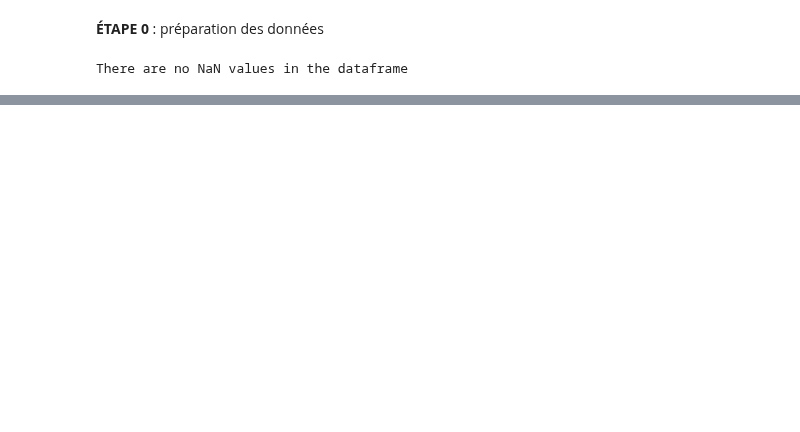
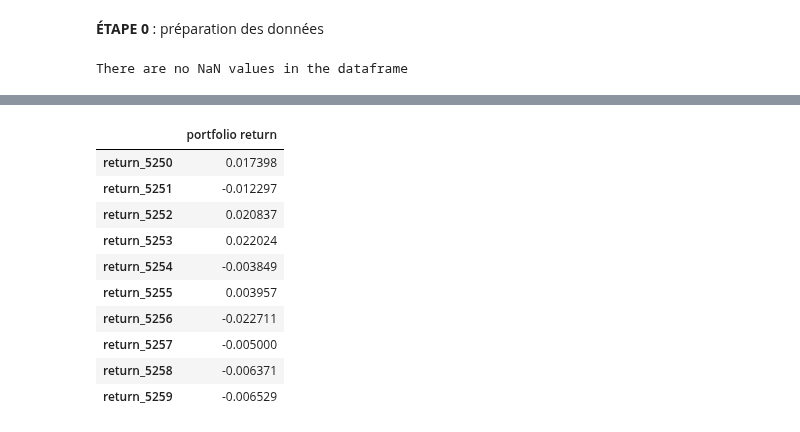
Before and after one commit to MohamedKeteb/Portfolio_clustering_project, a Jupyter notebook: Code/january.ipynb, the cells around one changed output, grey strips where cells are left out. Cells and saved outputs as stored; diff of their text form; code cells hidden in the pictures; blank space fills up the shorter version.

```diff
--- a/Code/january.ipynb
+++ b/Code/january.ipynb
@@ -61,0 +75,3 @@ process.correlation_matrix(lookback_window=lookback_window, df_cleaned=df_cleane
+# %%
+consolidated_weights = process.consolidated_W(number_of_repetitions=20, lookback_window=lookback_window, df_cleaned=df_cleaned, number_of_clusters=20, sigma=10, df=df)
+print(consolidated_weights, consolidated_weights.sum())
@@ -61,0 +95,15 @@ process.correlation_matrix(lookback_window=lookback_window, df_cleaned=df_cleane
+# %%
+portfolio_return = process.portfolio_returns(evaluation_window=10, df_cleaned=df_cleaned, lookback_window=lookback_window, consolidated_W=consolidated_weights)
+portfolio_return
+# %% [output]
+|  | portfolio return |
+| return_5250 | 0.017398 |
+| return_5251 | -0.012297 |
+| return_5252 | 0.020837 |
+| return_5253 | 0.022024 |
+| return_5254 | -0.003849 |
+| return_5255 | 0.003957 |
+| return_5256 | -0.022711 |
+| return_5257 | -0.005000 |
+| return_5258 | -0.006371 |
+| return_5259 | -0.006529 |
```
Also changed, not shown: parts of 3 cells of this notebook, 2 other files.
